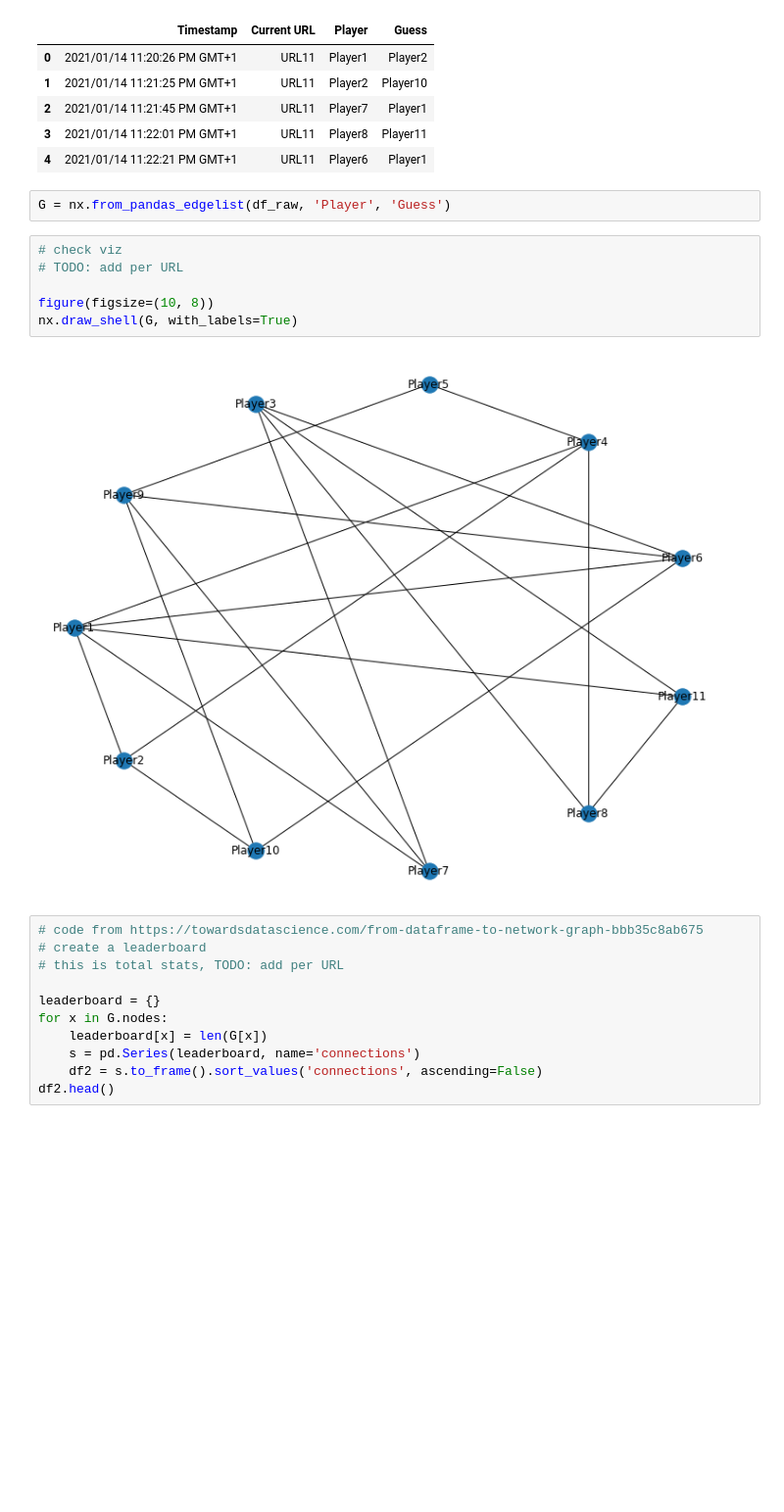
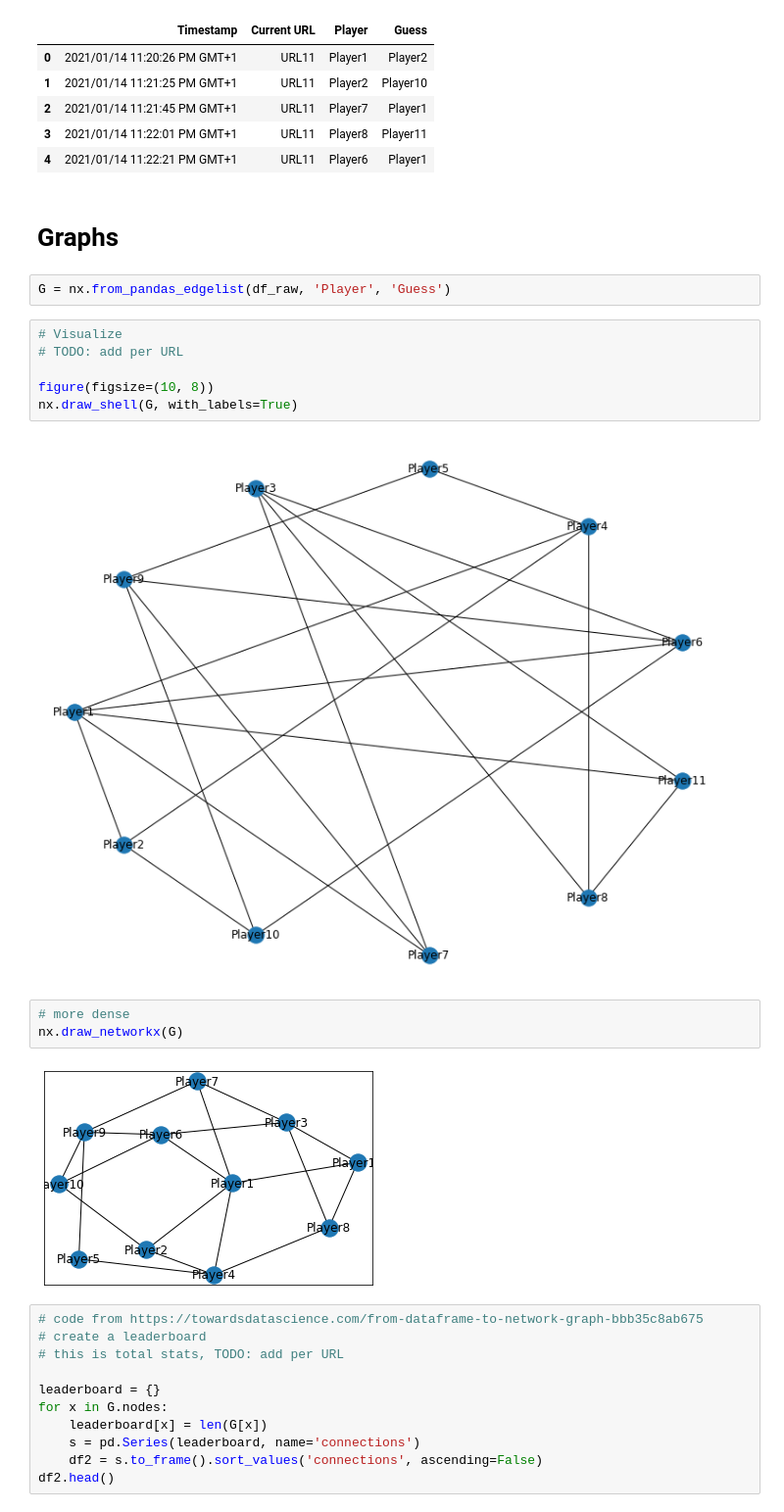
Before and after one commit to NLeSC/balconaz, a Jupyter notebook: notebooks/analysis.ipynb, the cells around one changed output. Shown at 98% size. Drawn from its saved outputs; the diff is of its cells as text; blank space fills up the shorter version.

```diff
--- a/notebooks/analysis.ipynb
+++ b/notebooks/analysis.ipynb
@@ -17,16 +21,23 @@ df_raw.head()
 | 2 | 2021/01/14 11:21:45 PM GMT+1 | URL11 | Player7 | Player1 |
 | 3 | 2021/01/14 11:22:01 PM GMT+1 | URL11 | Player8 | Player11 |
 | 4 | 2021/01/14 11:22:21 PM GMT+1 | URL11 | Player6 | Player1 |
+# %% [markdown]
+# Graphs
 # %%
 G = nx.from_pandas_edgelist(df_raw, 'Player', 'Guess')
 # %%
-# check viz
+# Visualize
 # TODO: add per URL
 
 figure(figsize=(10, 8))
 nx.draw_shell(G, with_labels=True)
 # %% [output]
 [figure]
+# %%
+# more dense
+nx.draw_networkx(G)
+# %% [output]
+[figure, added]
 # %%
 # code from https://towardsdatascience.com/from-dataframe-to-network-graph-bbb35c8ab675
 # create a leaderboard
```
Also changed, not shown: parts of 3 cells of this notebook.
